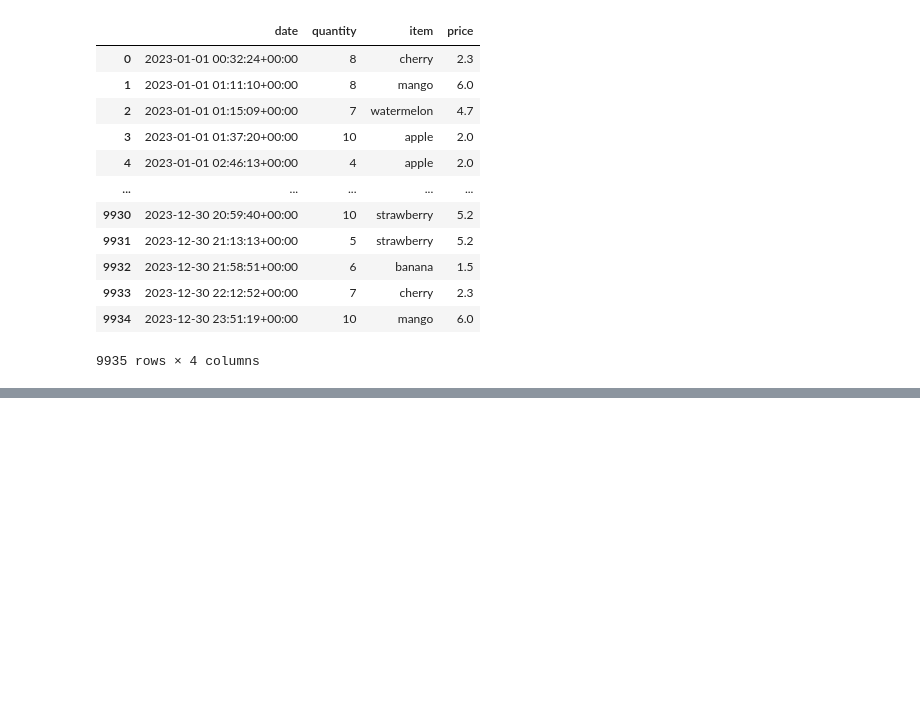
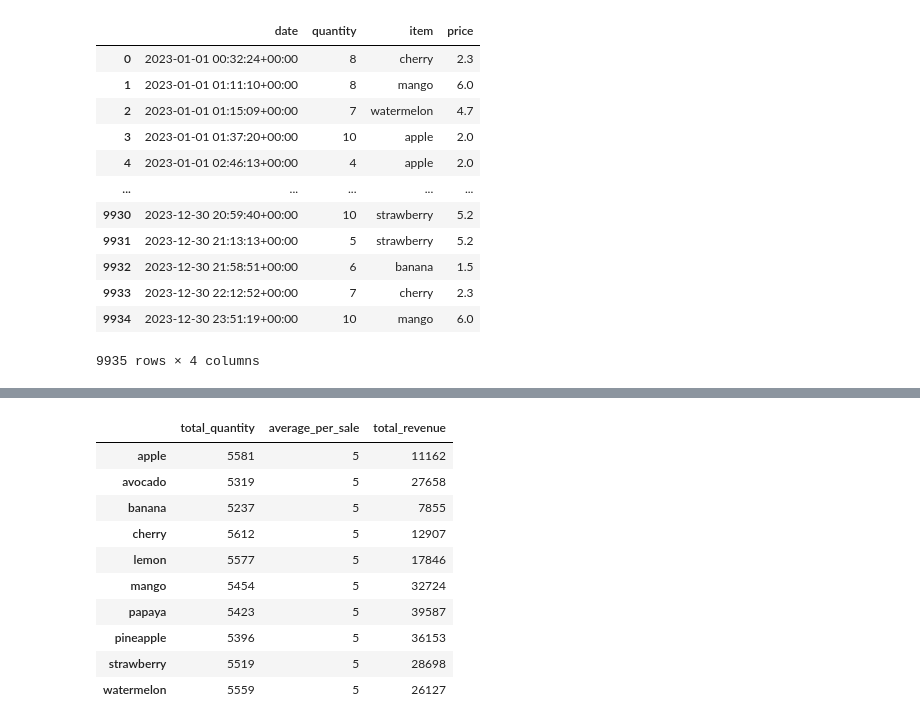
Before and after one commit to FernandoAFS/fruit-store, a Jupyter notebook: data-lab/report_check.ipynb, the cells around one changed output, grey strips where cells are left out. Drawn from its saved outputs; the diff is of its cells as text; code cells hidden in the pictures; blank space fills up the shorter version.

```diff
--- a/data-lab/report_check.ipynb
+++ b/data-lab/report_check.ipynb
@@ -74,0 +147,35 @@ df.pipe(per_item_agg)
+# %%
+def agg_report(d):
+    keys = ["total_quantity", "average_per_sale", "total_revenue"]
+    def sel_agg_json(j):
+        return { k: j[k] for k in keys }
+
+    j_reports = d.values()
+    j_agg_reports = map(sel_agg_json, j_reports)
+    return dict(zip(d.keys(), j_agg_reports))
+
+def agg_report_df(agg_report):
+    return (
+        pd.DataFrame.from_dict(agg_report, orient="index")
+        .astype({
+            "total_quantity": "int",
+            "average_per_sale":	"int",
+            "total_revenue": "int",
+        })
+        .sort_index()
+    )
+
+result_agg = agg_report_df(agg_report(load_report()))
+result_agg
+# %% [output]
+|  | total_quantity | average_per_sale | total_revenue |
+| apple | 5581 | 5 | 11162 |
+| avocado | 5319 | 5 | 27658 |
+| banana | 5237 | 5 | 7855 |
+| cherry | 5612 | 5 | 12907 |
+| lemon | 5577 | 5 | 17846 |
+| mango | 5454 | 5 | 32724 |
+| papaya | 5423 | 5 | 39587 |
+| pineapple | 5396 | 5 | 36153 |
+| strawberry | 5519 | 5 | 28698 |
+| watermelon | 5559 | 5 | 26127 |
```
Also changed, not shown: parts of 19 cells of this notebook.
